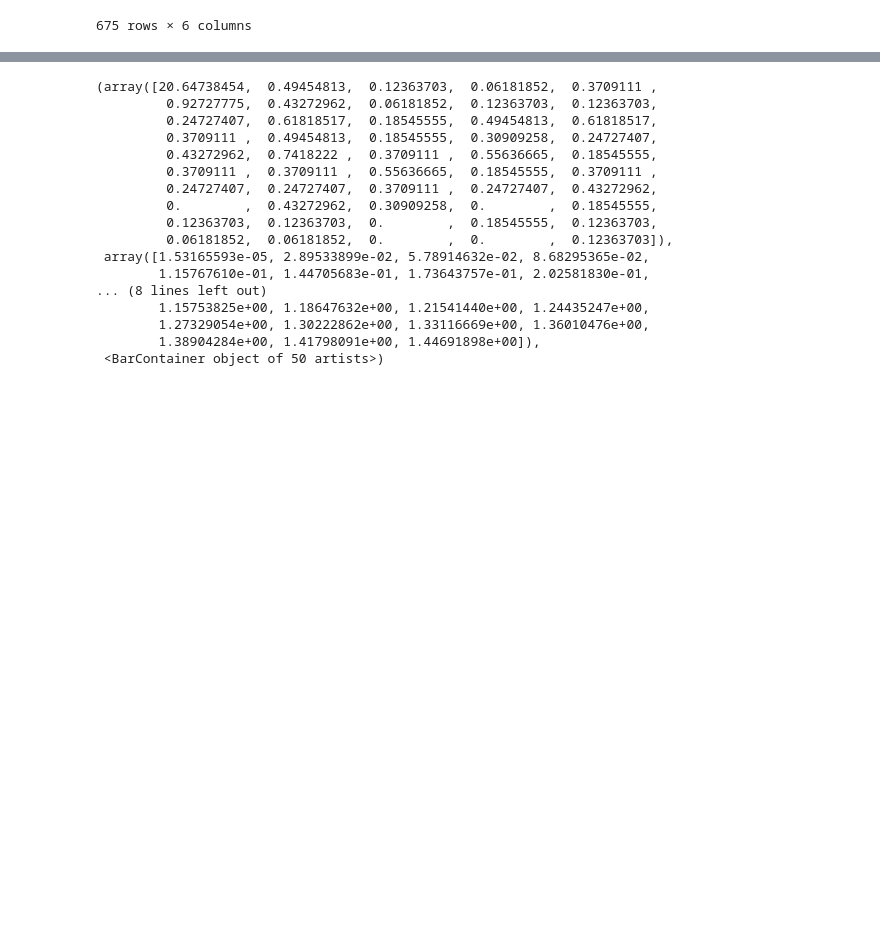
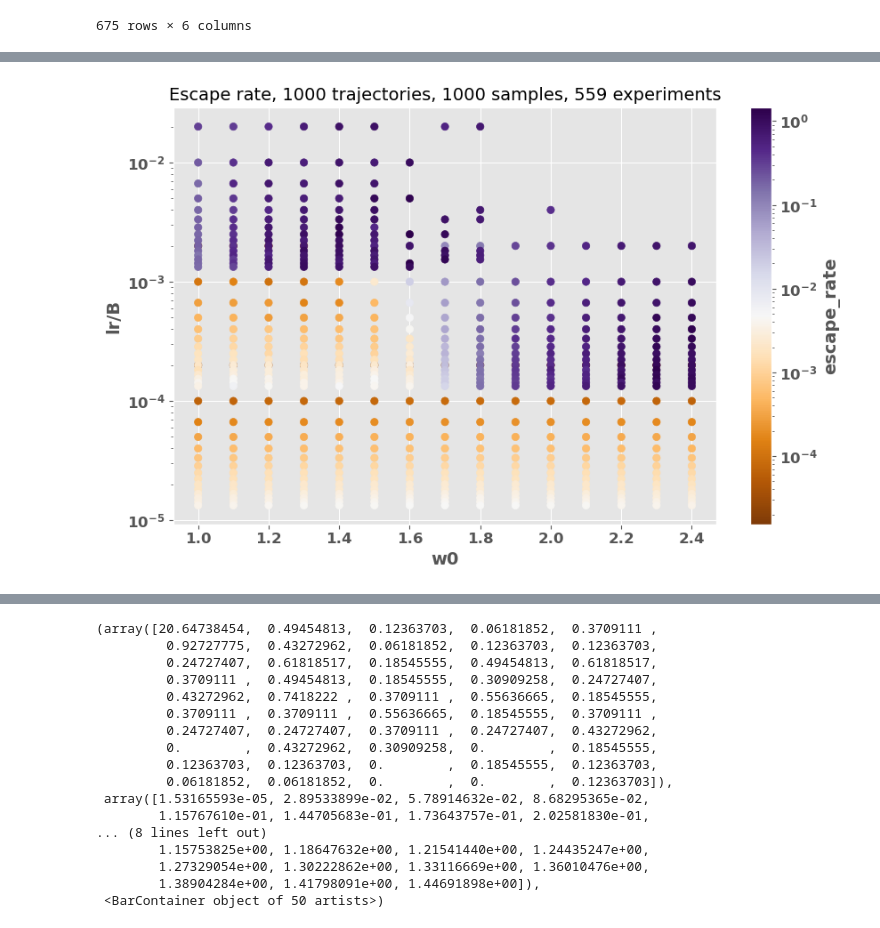
Before and after one commit to gcorlouer/SLTforSGD, a Jupyter notebook: notebooks/phase_diagram.ipynb, the cells around one changed output, grey strips where cells are left out. Drawn from its saved outputs; the diff is of its cells as text; code cells hidden in the pictures; blank space fills up the shorter version.

```diff
--- a/notebooks/phase_diagram.ipynb
+++ b/notebooks/phase_diagram.ipynb
@@ -136,0 +156,16 @@ plt.show()
+# %%
+# Create the scatter plot
+plt.scatter(cleaned_df['w0'], cleaned_df['lr/B'], c=cleaned_df['escape_rate'], cmap='PuOr',
+            norm=matplotlib.colors.LogNorm())
+
+# Adding a colorbar to show the values of escape_rate
+plt.colorbar(label='escape_rate')
+
+# Adding labels and title
+plt.xlabel('w0')
+plt.ylabel('lr/B')
+plt.yscale('log')
+plt.title(f'Escape rate, {nSGD} trajectories, {nsamples} samples, {nexp} experiments')
+plt.show()
+# %% [output]
+[figure, added]
```
Also changed, not shown: parts of 5 cells of this notebook.
